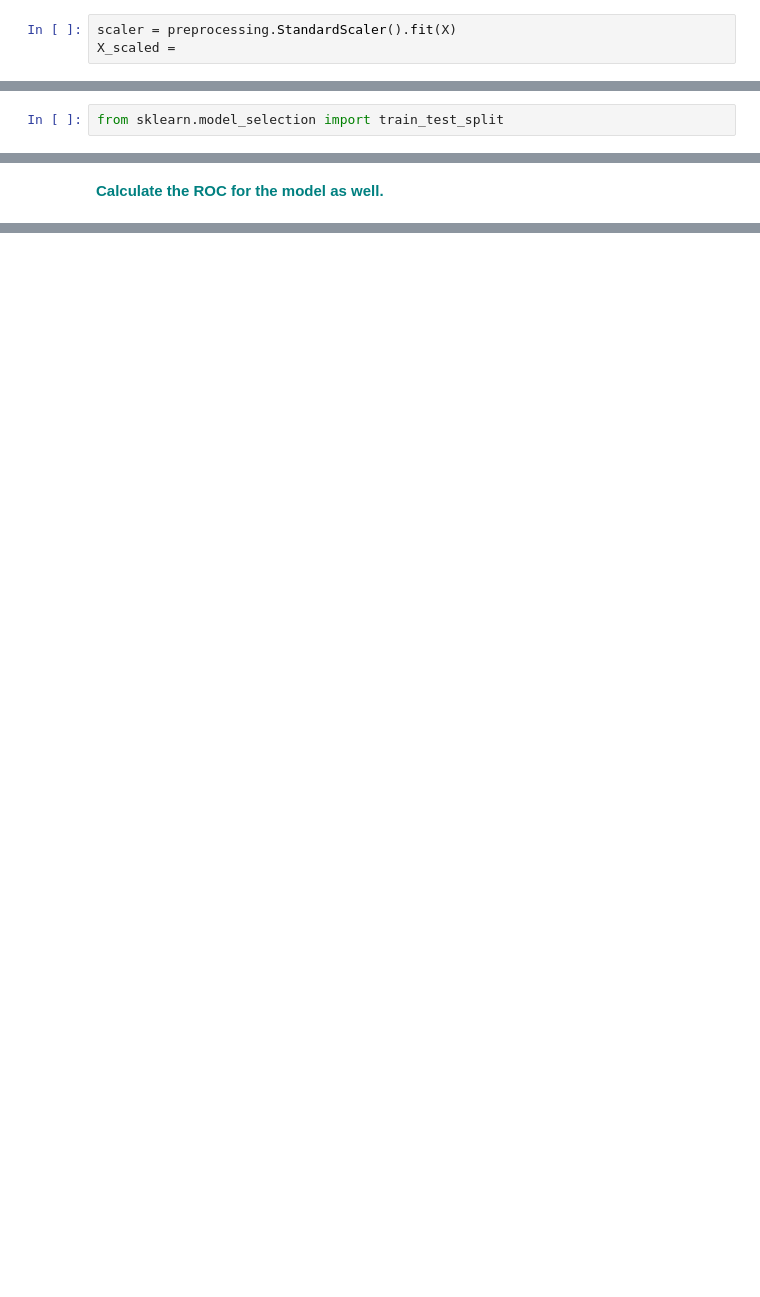
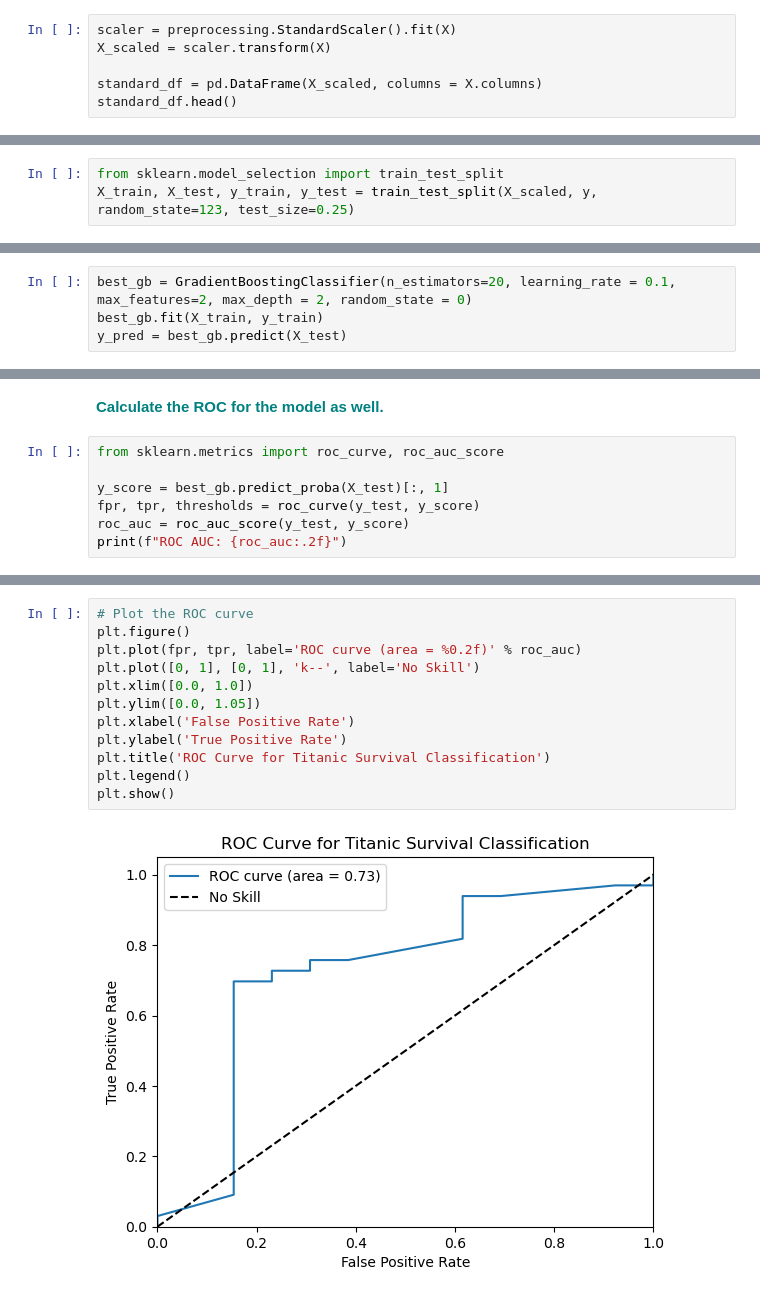
Before and after one commit to ashleyjtoth/statistics-and-ML-case-studies, a Jupyter notebook: Gradient_Boosting_Case_Study/Gradient Boosting Case Study.ipynb, the cells around one changed output, grey strips where cells are left out. Drawn from its saved outputs; the diff is of its cells as text; blank space fills up the shorter version.

Commit message:
Finish gradient boosting study

```diff
--- a/Gradient_Boosting_Case_Study/Gradient Boosting Case Study.ipynb
+++ b/Gradient_Boosting_Case_Study/Gradient Boosting Case Study.ipynb
@@ -146,4 +183,7 @@ y =
 **<font color='teal'>Apply the standard scaler to the X matrix.</font>**
 # %%
 scaler = preprocessing.StandardScaler().fit(X)
-X_scaled =
+X_scaled = scaler.transform(X)
+
+standard_df = pd.DataFrame(X_scaled, columns = X.columns)
+standard_df.head()
@@ -151,6 +198,7 @@ X_scaled =
 **<font color='teal'>Split the X_scaled and y into 75/25 training and testing data subsets..</font>**
 # %%
 from sklearn.model_selection import train_test_split
+X_train, X_test, y_train, y_test = train_test_split(X_scaled, y, random_state=123, test_size=0.25)
 # %% [markdown]
 **<font color='teal'>Run the cell below to test multiple learning rates in your gradient boosting classifier.</font>**
 # %%
@@ -165,2 +231,6 @@ for learning_rate in learning_rates:
 # %% [markdown]
 **<font color='teal'>Apply the best learning rate to the model fit and predict on the testing set. Print out the confusion matrix and the classification report to review the model performance.</font>**
+# %%
+best_gb = GradientBoostingClassifier(n_estimators=20, learning_rate = 0.1, max_features=2, max_depth = 2, random_state = 0)
+best_gb.fit(X_train, y_train)
+y_pred = best_gb.predict(X_test)
@@ -167,2 +316,9 @@ for learning_rate in learning_rates:
 # %% [markdown]
 **<font color='teal'>Calculate the ROC for the model as well.</font>**
+# %%
+from sklearn.metrics import roc_curve, roc_auc_score
+
+y_score = best_gb.predict_proba(X_test)[:, 1]
+fpr, tpr, thresholds = roc_curve(y_test, y_score)
+roc_auc = roc_auc_score(y_test, y_score)
+print(f"ROC AUC: {roc_auc:.2f}")
@@ -168,0 +327,14 @@ for learning_rate in learning_rates:
+# %%
+# Plot the ROC curve
+plt.figure()
+plt.plot(fpr, tpr, label='ROC curve (area = %0.2f)' % roc_auc)
+plt.plot([0, 1], [0, 1], 'k--', label='No Skill')
+plt.xlim([0.0, 1.0])
+plt.ylim([0.0, 1.05])
+plt.xlabel('False Positive Rate')
+plt.ylabel('True Positive Rate')
+plt.title('ROC Curve for Titanic Survival Classification')
+plt.legend()
+plt.show()
+# %% [output]
+[figure, added]
```
Also changed, not shown: parts of 15 cells of this notebook.
